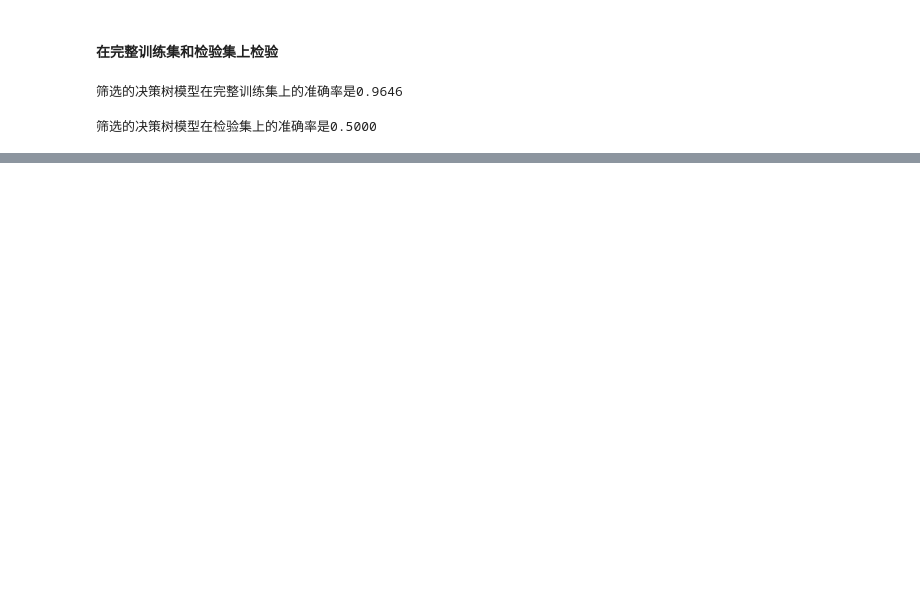
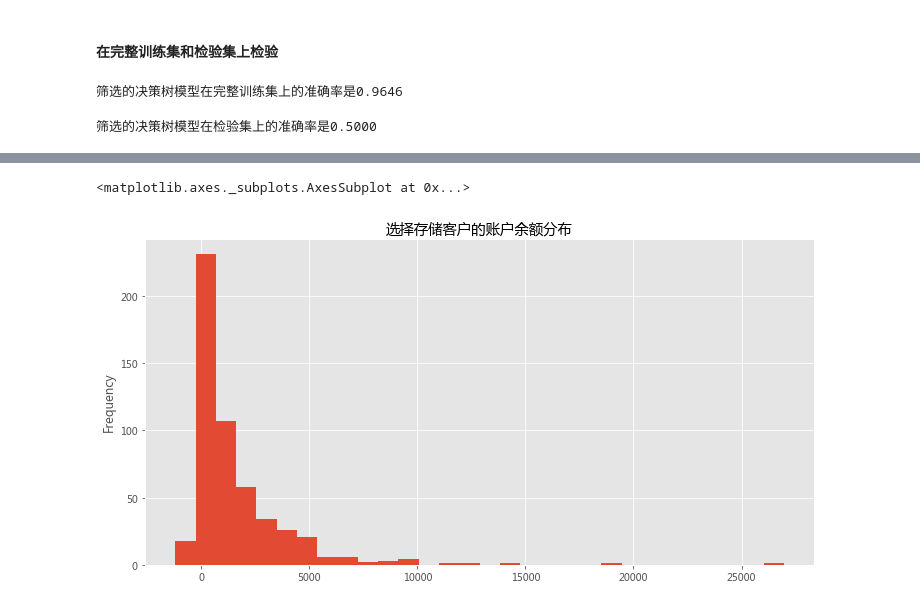
Before and after one commit to christinemu/biz-mining, a Jupyter notebook: classificationSupplement.ipynb, the cells around one changed output, grey strips where cells are left out. Cells and saved outputs as stored; diff of their text form; code cells hidden in the pictures; blank space fills up the shorter version.

```diff
--- a/classificationSupplement.ipynb
+++ b/classificationSupplement.ipynb
@@ -372,0 +460,5 @@ print(f'筛选的决策树模型在检验集上的准确率是{metrics.accuracy_
+# %%
+dmDf.loc[dmDf['y']=='yes','balance'].plot(kind='hist',bins=30,figsize=(12,6),title='选择存储客户的账户余额分布')
+# %% [output]
+<matplotlib.axes._subplots.AxesSubplot at 0x...>
+[figure, added]
```
Also changed, not shown: parts of 104 cells of this notebook.
